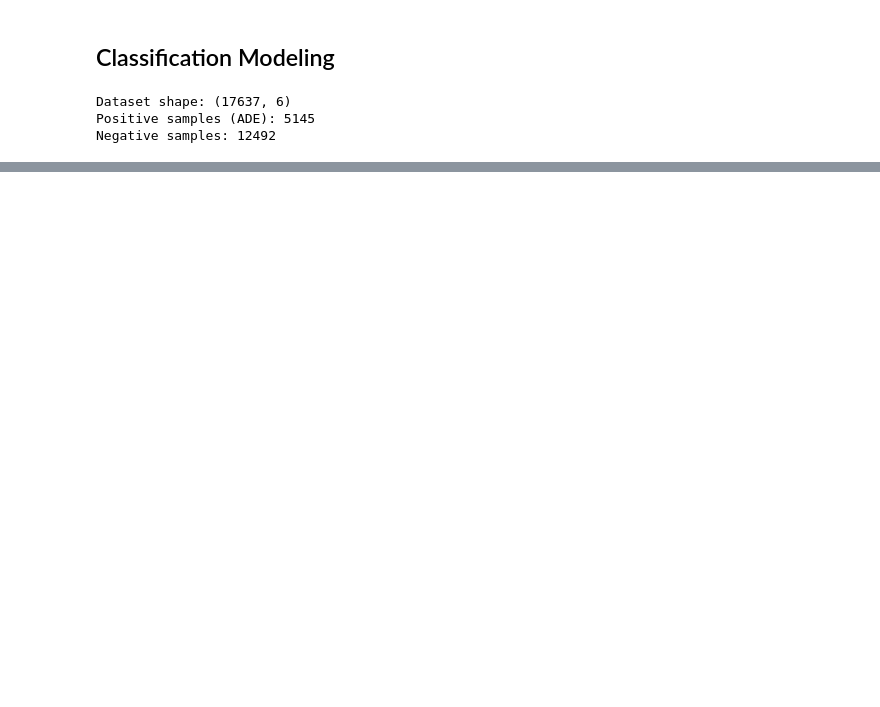
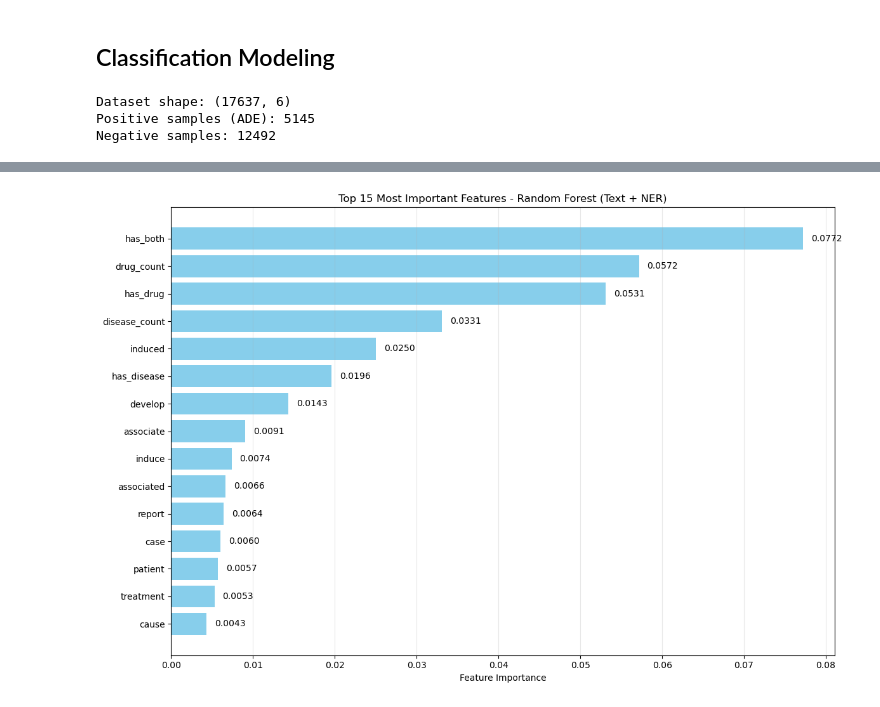
Before and after one commit to lucas-penney/pharmacovigilance_text_analytics, a Jupyter notebook: pharmacovigilance.ipynb, the cells around one changed output, grey strips where cells are left out. Drawn from its saved outputs; the diff is of its cells as text; code cells hidden in the pictures; blank space fills up the shorter version.

```diff
--- a/pharmacovigilance.ipynb
+++ b/pharmacovigilance.ipynb
@@ -569,0 +705,97 @@ plt.show()
+# %%
+# FEATURE IMPORTANCE ANALYSIS
+# Only applicable to tree-based models (Random Forest)
+print("\n" + "="*70)
+print("FEATURE IMPORTANCE ANALYSIS")
+print("="*70)
+
+if 'Random Forest' in best_row['Model']:
+    if best_feature_type == 'Text + NER':
+        # Combined model with pipeline
+        rf_model = best_model.named_steps['classifier']
+        feature_importances = rf_model.feature_importances_
+
+        # Get feature names
+        text_feature_names = best_model.named_steps['features'].tfidf.get_feature_names_out()
+        ner_feature_names = ['has_drug', 'has_disease', 'drug_count', 'disease_count', 'has_both']
+        all_feature_names = list(text_feature_names) + ner_feature_names
+
+    elif best_feature_type == 'NER Only':
+        # NER-only model
+        rf_model = best_model
+        feature_importances = rf_model.feature_importances_
+        all_feature_names = ['has_drug', 'has_disease', 'drug_count', 'disease_count', 'has_both']
+
+    else:  # Text Only
+        # Text-only model
+        rf_model = best_model
+        feature_importances = rf_model.feature_importances_
+        all_feature_names = list(tfidf.get_feature_names_out())
+
+    # Sort feature importances
+    sorted_idx = np.argsort(feature_importances)[::-1]
+
+    # Print top 20 features
+    print(f"\nTop 20 Most Important Features for {best_row['Model']} ({best_feature_type}):\n")
+    for i in range(min(20, len(sorted_idx))):
+        idx = sorted_idx[i]
+        feat_name = all_feature_names[idx] if idx < len(all_feature_names) else f'Feature_{idx}'
+        print(f"{i+1:2d}. {feat_name:30s} : {feature_importances[idx]:.6f}")
+
+    # Visualize top features
+    top_n = min(15, len(feature_importances))
+    top_indices = sorted_idx[:top_n]
+    top_features = [all_feature_names[i] if i < len(all_feature_names) else f'Feature_{i}' for i in top_indices]
+    top_importance = feature_importances[top_indices]
+
+    plt.figure(figsize=(12, 8))
+    bars = plt.barh(range(top_n), top_importance[::-1], color='skyblue')
+    plt.yticks(range(top_n), top_features[::-1])
+    plt.xlabel('Feature Importance')
+    plt.title(f'Top {top_n} Most Important Features - {best_row["Model"]} ({best_feature_type})')
+    plt.grid(axis='x', alpha=0.3)
+
+    # Add value labels
+    for i, (bar, val) in enumerate(zip(bars, top_importance[::-1])):
+        plt.text(val + 0.001, bar.get_y() + bar.get_height()/2,
+                 f'{val:.4f}', va='center')
+
+    plt.tight_layout()
+    plt.show()
+
+    # If NER features are present, show their specific importance
+    if best_feature_type in ['Text + NER', 'NER Only']:
+        print("\n" + "="*70)
+        print("NER FEATURE IMPORTANCE")
+        print("="*70)
+
+        if best_feature_type == 'Text + NER':
+            ner_start_idx = len(text_feature_names)
+            ner_importances = feature_importances[ner_start_idx:]
+        else:
+            ner_importances = feature_importances
+
+        ner_feature_names = ['has_drug', 'has_disease', 'drug_count', 'disease_count', 'has_both']
+
+        print("\nNER Feature Importances:")
+        for name, importance in zip(ner_feature_names, ner_importances):
+            print(f"  {name:20s} : {importance:.6f}")
+
+        # Visualize NER features
+        plt.figure(figsize=(10, 6))
+        bars = plt.barh(range(len(ner_feature_names)), ner_importances[::-1], color='coral')
+        plt.yticks(range(len(ner_feature_names)), ner_feature_names[::-1])
+        plt.xlabel('Feature Importance')
+        plt.title('NER Feature Importance')
+        plt.grid(axis='x', alpha=0.3)
+
+        for i, (bar, val) in enumerate(zip(bars, ner_importances[::-1])):
+            plt.text(val + 0.0005, bar.get_y() + bar.get_height()/2,
+                     f'{val:.6f}', va='center')
+
+        plt.tight_layout()
+        plt.show()
+else:
+    print(f"\nFeature importance analysis is only available for Random Forest models.")
+    print(f"Best model is {best_row['Model']}, which does not provide feature importances.")
+# %% [output]
@@ -569,0 +819 @@ plt.show()
+[figure, added]
```
Also changed, not shown: parts of 12 cells of this notebook.
